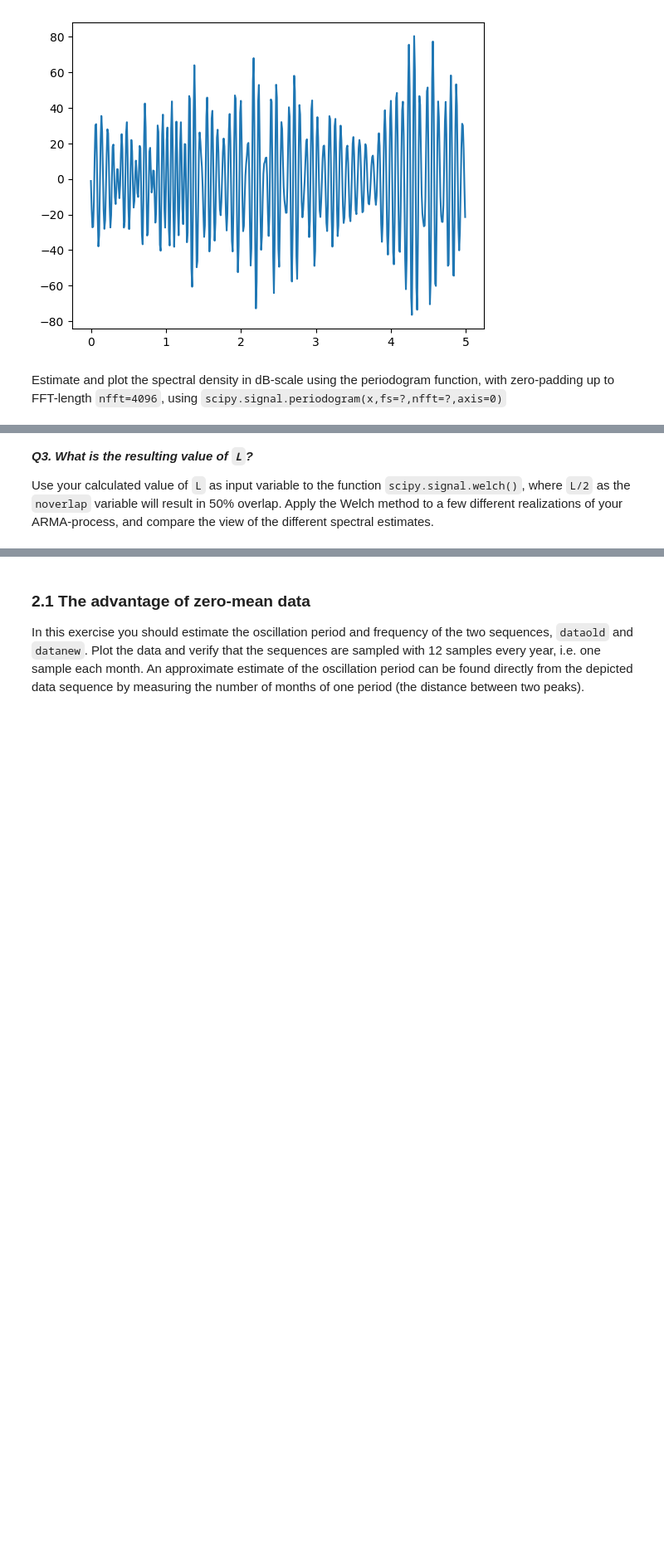
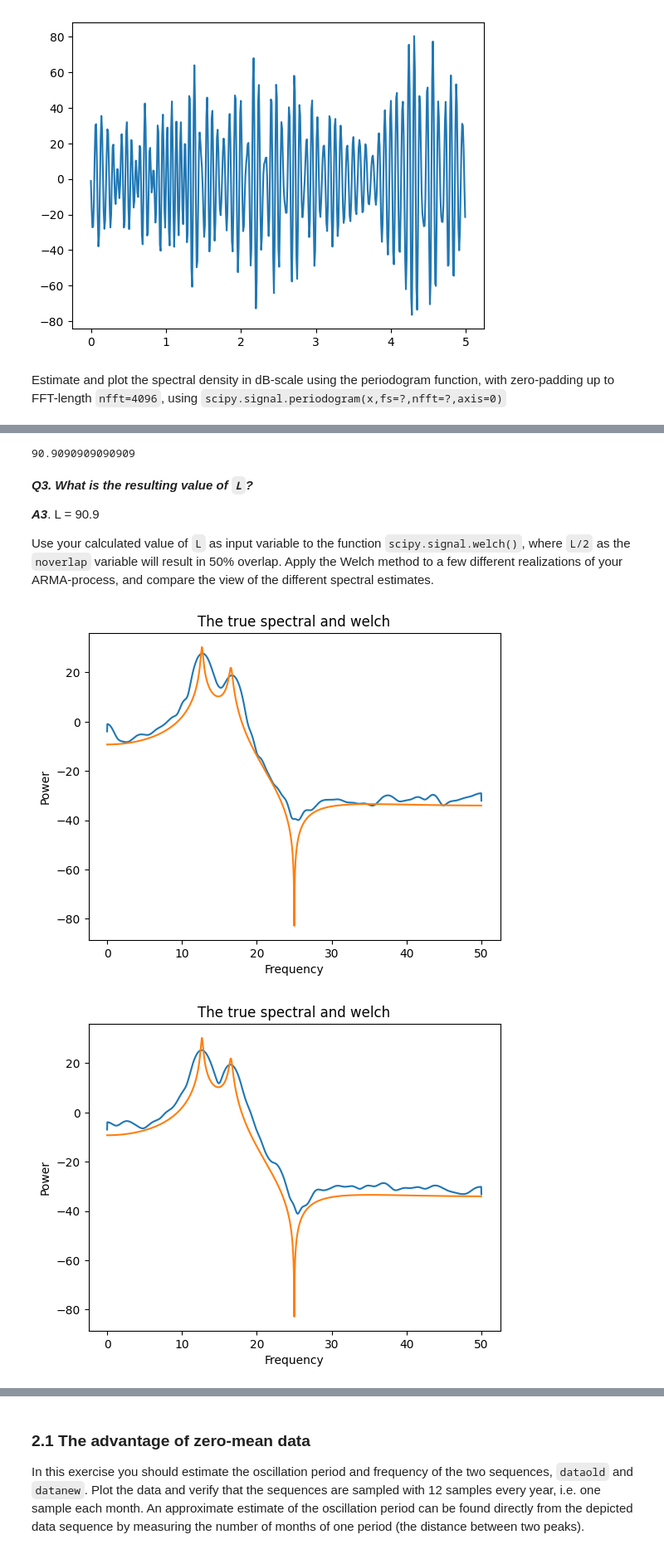
Before and after one commit to axellangenskiold/fmsf10, a Jupyter notebook: pythonLab3.ipynb, the cells around one changed output, grey strips where cells are left out. Shown at 83% size. Cells and saved outputs as stored; diff of their text form; code cells hidden in the pictures; blank space fills up the shorter version.

```diff
--- a/pythonLab3.ipynb
+++ b/pythonLab3.ipynb
@@ -154,24 +176,48 @@ plt.title("The true spectral density of the ARMA(4,2) proc.");
 ### 1.2 The balance between resolution and variance reduction of periodogram-based methods
 
 The variance between the spectral estimates of different realizations of a process is large for both the periodogram and the modified periodogram. The variance can be reduced if the available data sequence is split into several shorter sequences. From each sequence a modified periodogram is computed and finally all the periodograms are averaged. The method is referred to as the Welch method. Apply the Welch method with $10$ time-shifted Hanning windows and 50\% overlap  for the above ARMA-process with 500 samples. Compute the resulting window length `L` of the time-shifted Hanning window.
+# %%
+# len(x) = (10 - 1)*L/2 + L
+# len(x) = (11/2)*L
+L = len(x)*(2/11)
+L
+# %% [output]
+90.9090909090909
 # %% [markdown]
 ***Q3. What is the resulting value of `L`?***
 
+***A3***. L = 90.9
+
 Use your calculated value of `L`  as input variable to the function `scipy.signal.welch()`, where `L/2` as the `noverlap` variable will result in 50\% overlap. Apply the Welch method to a few different realizations of your ARMA-process, and compare the view  of the different spectral estimates.
 # %%
 # Write your own code below
 
 
 # Estimate with Welch method
 f, P = scipy.signal.welch(x, fs=fs, nfft=nfft, window='hann', nperseg=L,noverlap=L/2,axis=0)
 plt.plot(f,10*np.log10(P))
 # The true spectrum of the process
 w,h = scipy.signal.freqz(C,A,worN=4096)
 R = np.abs(h)**2
 plt.plot(w/2/np.pi*fs,10*np.log10(R/fs))
 plt.xlabel("Frequency")
 plt.ylabel("Power")
-plt.title("The true spectral density of the ARMA(4,2) proc.");
+plt.title("The true spectral and welch");
+plt.show()
+
+f, P = scipy.signal.welch(x2, fs=fs, nfft=nfft, window='hann', nperseg=L,noverlap=L/2,axis=0)
+plt.plot(f,10*np.log10(P))
+# The true spectrum of the process
+w,h = scipy.signal.freqz(C,A,worN=4096)
+R = np.abs(h)**2
+plt.plot(w/2/np.pi*fs,10*np.log10(R/fs))
+plt.xlabel("Frequency")
+plt.ylabel("Power")
+plt.title("The true spectral and welch");
+plt.show()
+# %% [output]
+[figure, added]
+[figure, added]
 # %% [markdown]
 ***Q4. How can you see that the variance  is reduced for the Welch method in comparison to the variance of the modified periodogram?***
 
```
Also changed, not shown: parts of 8 cells of this notebook.
